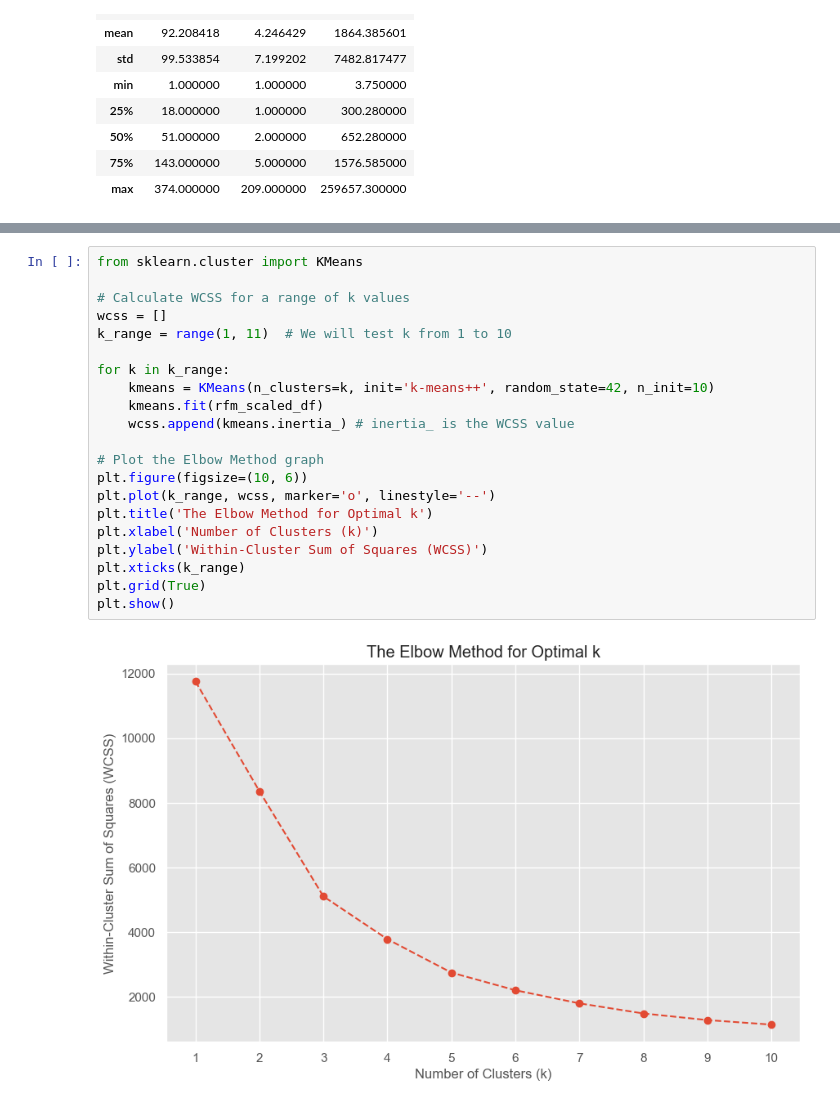
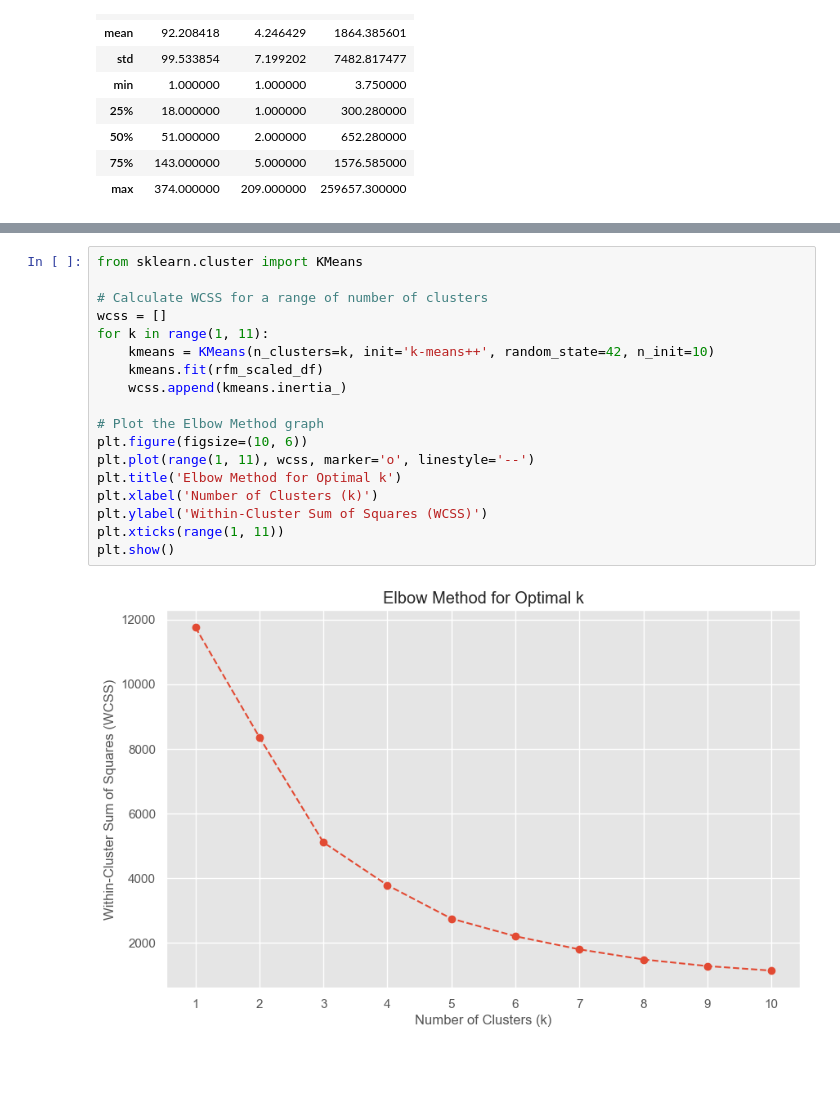
Before and after one commit to sehan-dissanayake/Clustering, a Jupyter notebook: customer_segmentation.ipynb, the cells around one changed output, grey strips where cells are left out. Cells and saved outputs as stored; diff of their text form; blank space fills up the shorter version.

```diff
--- a/customer_segmentation.ipynb
+++ b/customer_segmentation.ipynb
@@ -165,25 +180,22 @@ Data has been log-transformed and standardized.
 # %%
 from sklearn.cluster import KMeans
 
-# Calculate WCSS for a range of k values
+# Calculate WCSS for a range of number of clusters
 wcss = []
-k_range = range(1, 11)  # We will test k from 1 to 10
-
-for k in k_range:
+for k in range(1, 11):
     kmeans = KMeans(n_clusters=k, init='k-means++', random_state=42, n_init=10)
     kmeans.fit(rfm_scaled_df)
-    wcss.append(kmeans.inertia_) # inertia_ is the WCSS value
+    wcss.append(kmeans.inertia_)
 
 # Plot the Elbow Method graph
 plt.figure(figsize=(10, 6))
-plt.plot(k_range, wcss, marker='o', linestyle='--')
-plt.title('The Elbow Method for Optimal k')
+plt.plot(range(1, 11), wcss, marker='o', linestyle='--')
+plt.title('Elbow Method for Optimal k')
 plt.xlabel('Number of Clusters (k)')
 plt.ylabel('Within-Cluster Sum of Squares (WCSS)')
-plt.xticks(k_range)
-plt.grid(True)
+plt.xticks(range(1, 11))
 plt.show()
 # %% [output]
-[figure, old version]
+[figure, new version]
 # %%
 # Set the optimal number of clusters
```
Also changed, not shown: parts of 12 cells of this notebook.
